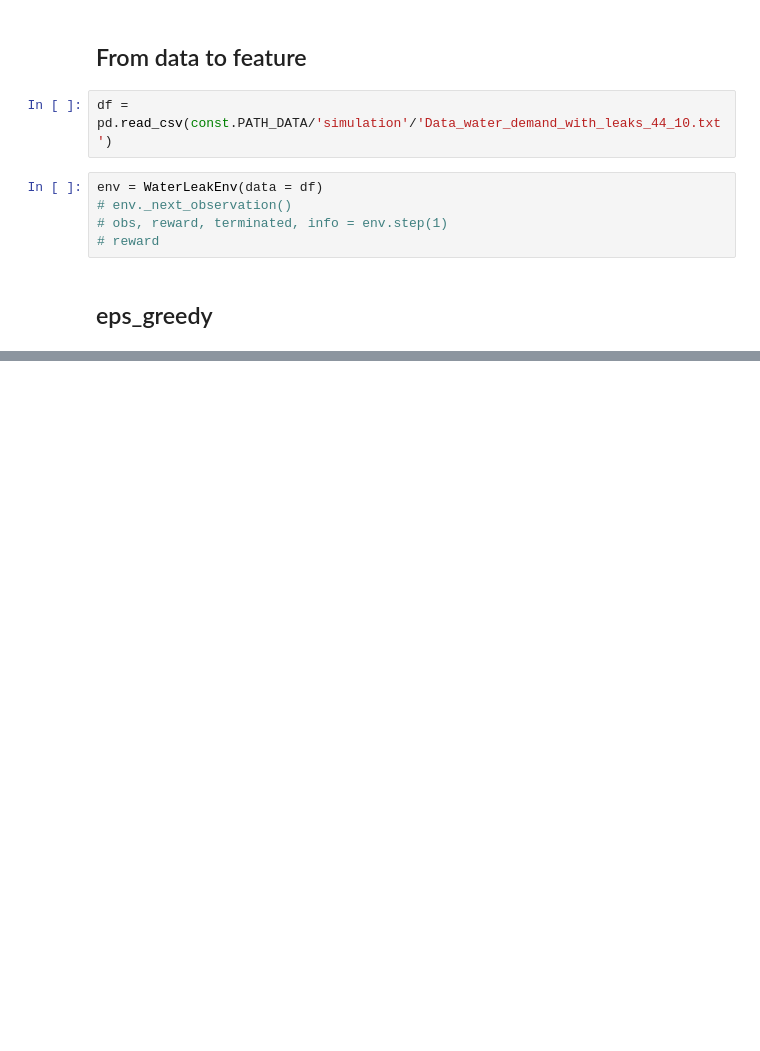
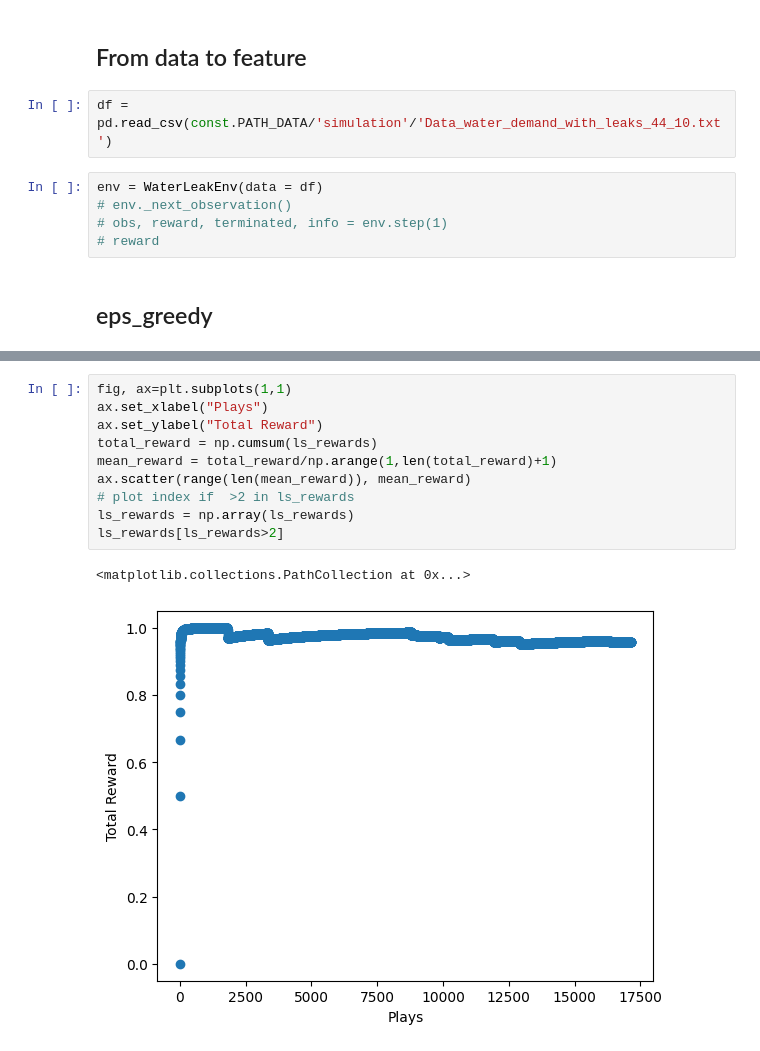
Before and after one commit to AdamZh0u/water_demand_rl, a Jupyter notebook: notebooks/01_env.ipynb, the cells around one changed output, grey strips where cells are left out. Saved outputs shown, nothing was run; the diff lists cells and outputs as text; blank space fills up the shorter version.

```diff
--- a/notebooks/01_env.ipynb
+++ b/notebooks/01_env.ipynb
@@ -47,0 +91,13 @@ record dumped to data/train/eps_greedy_record.npy
+# %%
+fig, ax=plt.subplots(1,1)
+ax.set_xlabel("Plays")
+ax.set_ylabel("Total Reward")
+total_reward = np.cumsum(ls_rewards)
+mean_reward = total_reward/np.arange(1,len(total_reward)+1)
+ax.scatter(range(len(mean_reward)), mean_reward)
+# plot index if  >2 in ls_rewards
+ls_rewards = np.array(ls_rewards)
+ls_rewards[ls_rewards>2]
+# %% [output]
+<matplotlib.collections.PathCollection at 0x...>
+[figure, added]
```
Also changed, not shown: parts of 9 cells of this notebook, 6 other files.
